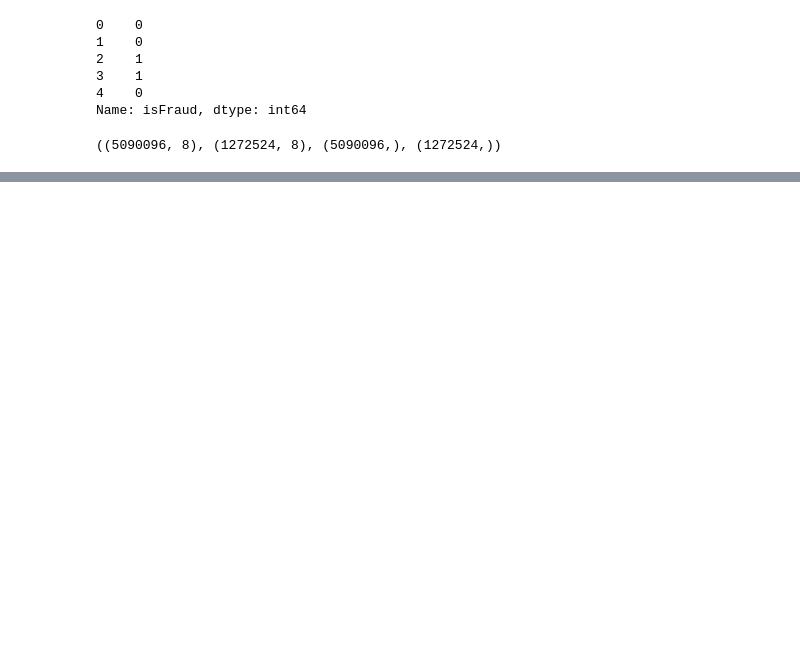
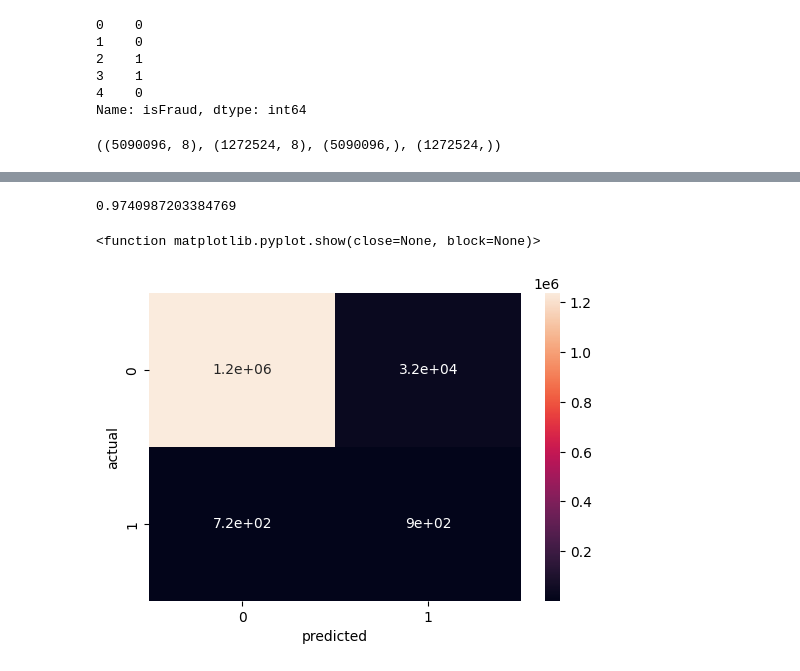
Before and after one commit to Rahul107213/Machine-Learning-Project, a Jupyter notebook: Payment_fraud.ipynb, the cells around one changed output, grey strips where cells are left out. Saved outputs shown, nothing was run; the diff lists cells and outputs as text; code cells hidden in the pictures; blank space fills up the shorter version.

```diff
--- a/Payment_fraud.ipynb
+++ b/Payment_fraud.ipynb
@@ -129,3 +129,17 @@ X_train,X_test,y_train,y_test = train_test_split(X,y,test_size = 0.2,random_stat
 X_train.shape,X_test.shape,y_train.shape,y_test.shape
 # %% [output]
 ((5090096, 8), (1272524, 8), (5090096,), (1272524,))
+# %%
+import lightgbm as lgb
+
+model = lgb.LGBMClassifier(
+    n_estimators=500,
+    learning_rate=0.05,
+    max_depth=-1,
+    num_leaves=31,
+    subsample=0.8,
+    colsample_bytree=0.8,
+    n_jobs=-1
+)
+# %%
+model.fit(X_train,y_train)
@@ -131,0 +161,4 @@ X_train.shape,X_test.shape,y_train.shape,y_test.shape
+# %%
+model.score(X_test,y_test)
+# %% [output]
+0.9740987203384769
@@ -131,0 +167,4 @@ X_train.shape,X_test.shape,y_train.shape,y_test.shape
+# %%
+y_pred = model.predict(X_test)
+# %%
+cm = confusion_matrix(y_test,y_pred)
@@ -131,0 +174,9 @@ X_train.shape,X_test.shape,y_train.shape,y_test.shape
+# %%
+plt.figure(figsize=(6,4))
+sn.heatmap(cm,annot=True)
+plt.xlabel('predicted')
+plt.ylabel('actual')
+plt.show
+# %% [output]
+<function matplotlib.pyplot.show(close=None, block=None)>
+[figure, added]
```
Also changed, not shown: parts of 4 cells of this notebook, 1 other file.
